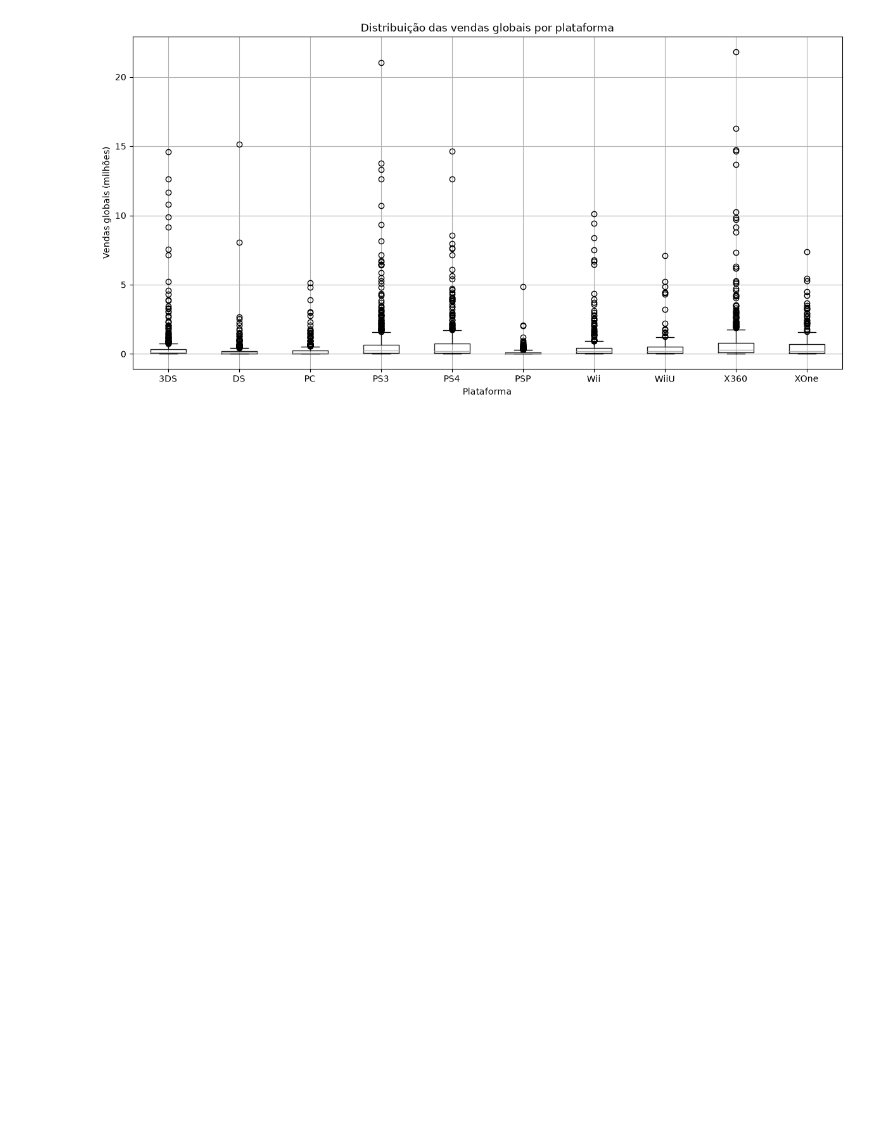
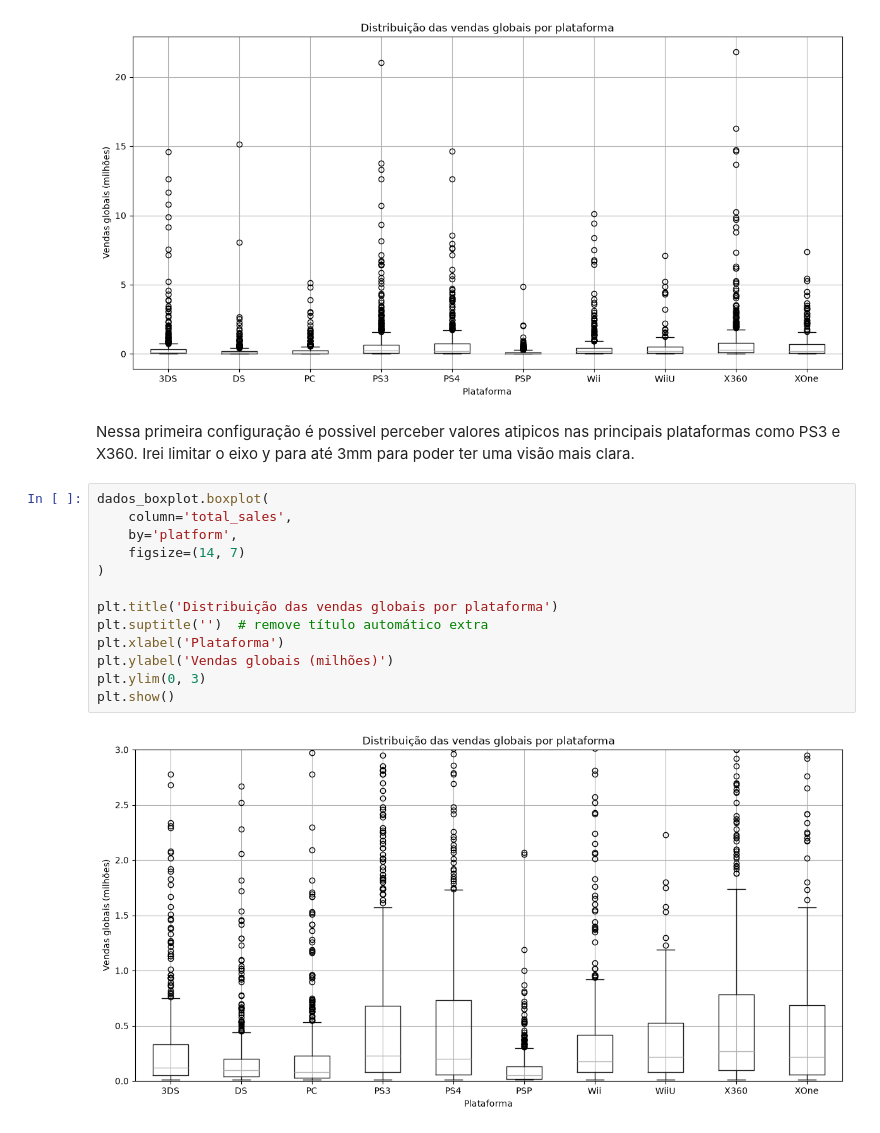
Before and after one commit to higorlu2023-design/projeto_games_integrado, a Jupyter notebook: Notebooks/EDA.ipynb, the cells around one changed output. Drawn from its saved outputs; the diff is of its cells as text; blank space fills up the shorter version.

Commit message:
Atualizando analises por genero e plataforma

```diff
--- a/Notebooks/EDA.ipynb
+++ b/Notebooks/EDA.ipynb
@@ -363,3 +363,20 @@ plt.ylabel('Vendas globais (milhões)')
 plt.show()
 # %% [output]
 [figure]
+# %% [markdown]
+Nessa primeira configuração é possivel perceber valores atipicos nas principais plataformas como PS3 e X360. Irei limitar o eixo y para até 3mm para poder ter uma visão mais clara.
+# %%
+dados_boxplot.boxplot(
+    column='total_sales',
+    by='platform',
+    figsize=(14, 7)
+)
+
+plt.title('Distribuição das vendas globais por plataforma')
+plt.suptitle('')  # remove título automático extra
+plt.xlabel('Plataforma')
+plt.ylabel('Vendas globais (milhões)')
+plt.ylim(0, 3)
+plt.show()
+# %% [output]
+[figure, added]
```
Also changed, not shown: parts of 7 cells of this notebook.
